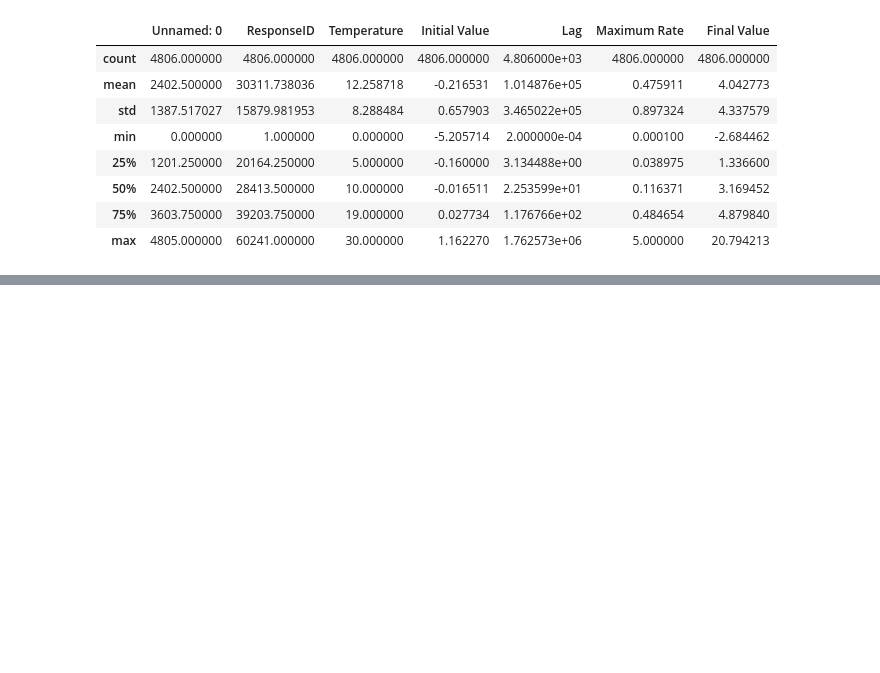
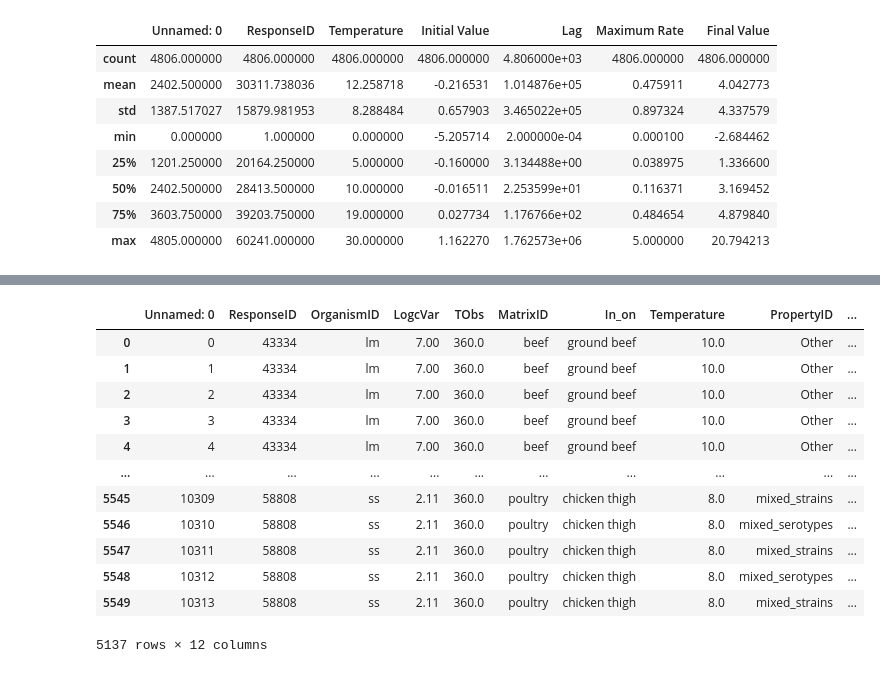
Before and after one commit to lulutinee/safer_food, a Jupyter notebook: notebooks/JYL_sandbox.ipynb, the cells around one changed output, grey strips where cells are left out. Saved outputs shown, nothing was run; the diff lists cells and outputs as text; code cells hidden in the pictures; blank space fills up the shorter version.

```diff
--- a/notebooks/JYL_sandbox.ipynb
+++ b/notebooks/JYL_sandbox.ipynb
@@ -2373,3 +2375,5 @@ baranyi.describe()
 | 50% | 2402.500000 | 28413.500000 | 10.000000 | -0.016511 | 2.253599e+01 | 0.116371 | 3.169452 |
 | 75% | 3603.750000 | 39203.750000 | 19.000000 | 0.027734 | 1.176766e+02 | 0.484654 | 4.879840 |
 | max | 4805.000000 | 60241.000000 | 30.000000 | 1.162270 | 1.762573e+06 | 5.000000 | 20.794213 |
+# %%
+clean_df = pd.read_csv('clean_df.csv', sep='\t')
@@ -2375,0 +2402,21 @@ baranyi.describe()
+# %%
+counts = clean_df.groupby("ResponseID").size()
+valid_ids = counts[counts > 5].index
+
+df_filtered = clean_df[clean_df["ResponseID"].isin(valid_ids)]
+# %%
+df_filtered
+# %% [output]
+|  | Unnamed: 0 | ResponseID | OrganismID | LogcVar | TObs | MatrixID | In_on | Temperature | PropertyID | ... |
+| 0 | 0 | 43334 | lm | 7.00 | 360.0 | beef | ground beef | 10.0 | Other | ... |
+| 1 | 1 | 43334 | lm | 7.00 | 360.0 | beef | ground beef | 10.0 | Other | ... |
+| 2 | 2 | 43334 | lm | 7.00 | 360.0 | beef | ground beef | 10.0 | Other | ... |
+| 3 | 3 | 43334 | lm | 7.00 | 360.0 | beef | ground beef | 10.0 | Other | ... |
+| 4 | 4 | 43334 | lm | 7.00 | 360.0 | beef | ground beef | 10.0 | Other | ... |
+| ... | ... | ... | ... | ... | ... | ... | ... | ... | ... | ... |
+| 5545 | 10309 | 58808 | ss | 2.11 | 360.0 | poultry | chicken thigh | 8.0 | mixed_strains | ... |
+| 5546 | 10310 | 58808 | ss | 2.11 | 360.0 | poultry | chicken thigh | 8.0 | mixed_serotypes | ... |
+| 5547 | 10311 | 58808 | ss | 2.11 | 360.0 | poultry | chicken thigh | 8.0 | mixed_strains | ... |
+| 5548 | 10312 | 58808 | ss | 2.11 | 360.0 | poultry | chicken thigh | 8.0 | mixed_serotypes | ... |
+| 5549 | 10313 | 58808 | ss | 2.11 | 360.0 | poultry | chicken thigh | 8.0 | mixed_strains | ... |
+5137 rows × 12 columns
```
Also changed, not shown: parts of 12 cells of this notebook, 2 other files.
